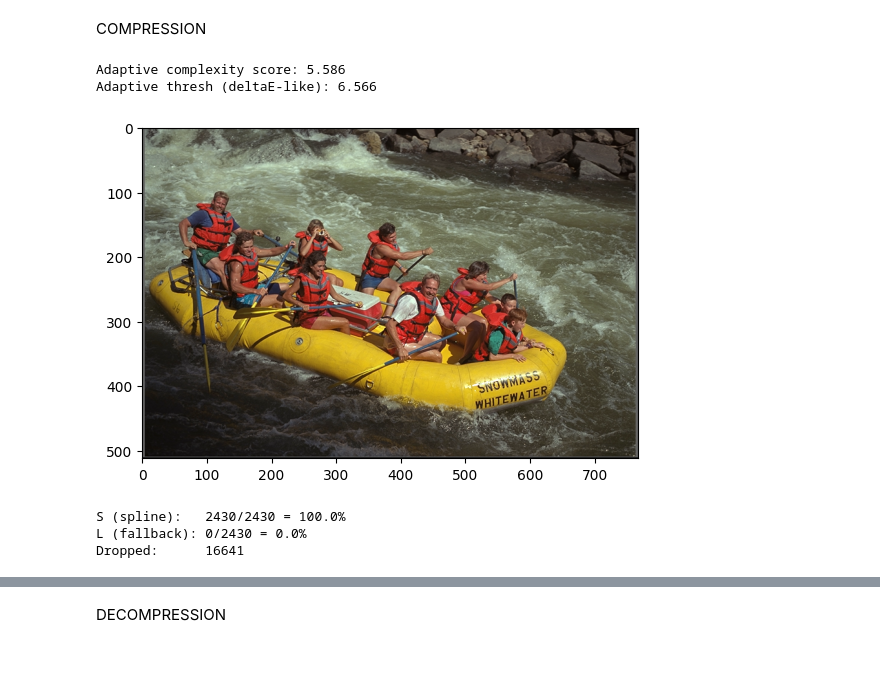
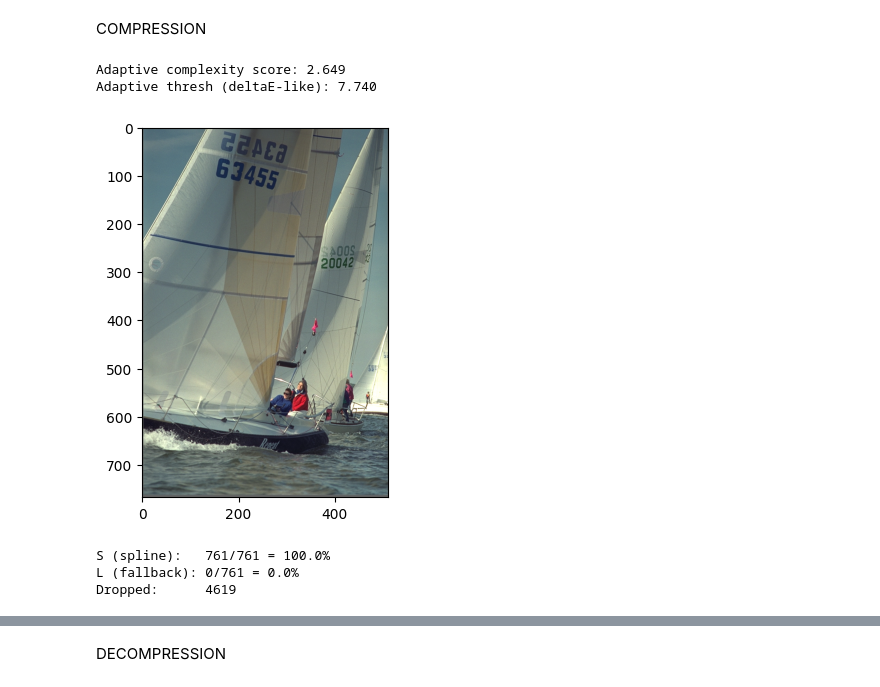
Before and after one commit to d22fish/cvImgCompression, a Jupyter notebook: v7.1FuncCompress.ipynb, the cells around one changed output, grey strips where cells are left out. Cells and saved outputs as stored; diff of their text form; code cells hidden in the pictures; blank space fills up the shorter version.

```diff
--- a/v7.1FuncCompress.ipynb
+++ b/v7.1FuncCompress.ipynb
@@ -59,7 +63,7 @@ def adaptive_deltaE_threshold(complexity_score, low_complexity=2.0, high_complex
     thresh = high_thresh * (1.0 - t) + low_thresh * t
     return float(thresh)
 # %%
-chosenImage = pics[12]
+chosenImage = pics[3]
 
 # Adaptive thresholding based on local LAB complexity
 # calculate complexity score and local complexity map, indicates what areas are more complex
@@ -71,36 +75,37 @@ thresh = adaptive_deltaE_threshold(complexity_score, low_complexity=2.0, high_co
 print(f"Adaptive complexity score: {complexity_score:.3f}")
 print(f"Adaptive thresh (deltaE-like): {thresh:.3f}")
 
 # Color diversity score from CIELAB quantized bins
 lab = cv2.cvtColor(chosenImage, cv2.COLOR_BGR2LAB)
 
 # Quantize channels
 l_bin = (lab[:, :, 0] // 16).astype(np.int32)
 a_bin = (lab[:, :, 1] // 16).astype(np.int32)
 b_bin = (lab[:, :, 2] // 16).astype(np.int32)
 
 key = l_bin * 16 * 16 + a_bin * 16 + b_bin
 unique_colors = np.unique(key).size
 
 if unique_colors < 75:
     pyrLevels = 1
 elif unique_colors < 200:
     pyrLevels = 2
 else:
     pyrLevels = 3
 
 # Convert BGR to RGB for PIL (PIL expects RGB format)
 chosenImageRGB = cv2.cvtColor(chosenImage, cv2.COLOR_BGR2RGB)
 im = Image.fromarray(chosenImageRGB)
 im.save('test.png')
 im.save('test.jpg')
 im.save('test.tiff')
+im.save('test.webp', 'WEBP', quality=80)
 plt.imshow(cv2.cvtColor(chosenImage, cv2.COLOR_RGB2BGR))
 plt.show()
 # %% [output]
-Adaptive complexity score: 5.586
-Adaptive thresh (deltaE-like): 6.566
+Adaptive complexity score: 2.649
+Adaptive thresh (deltaE-like): 7.740
-[figure, old version]
+[figure, new version]
 # %%
 # Apply bilateral filter
 chosenImageFiltered = cv2.bilateralFilter(chosenImage, d=7, sigmaColor=35, sigmaSpace=35)
@@ -532,6 +537,6 @@ print(f"S (spline):   {spline_count}/{total} = {spline_count/total*100:.1f}%")
 print(f"L (fallback): {fallback_ok}/{total} = {fallback_ok/total*100:.1f}%")
 print(f"Dropped:      {dropped}")
 # %% [output]
-S (spline):   2430/2430 = 100.0%
-L (fallback): 0/2430 = 0.0%
-Dropped:      16641
+S (spline):   761/761 = 100.0%
+L (fallback): 0/761 = 0.0%
+Dropped:      4619
```
Also changed, not shown: parts of 6 cells of this notebook, 8 other files.
